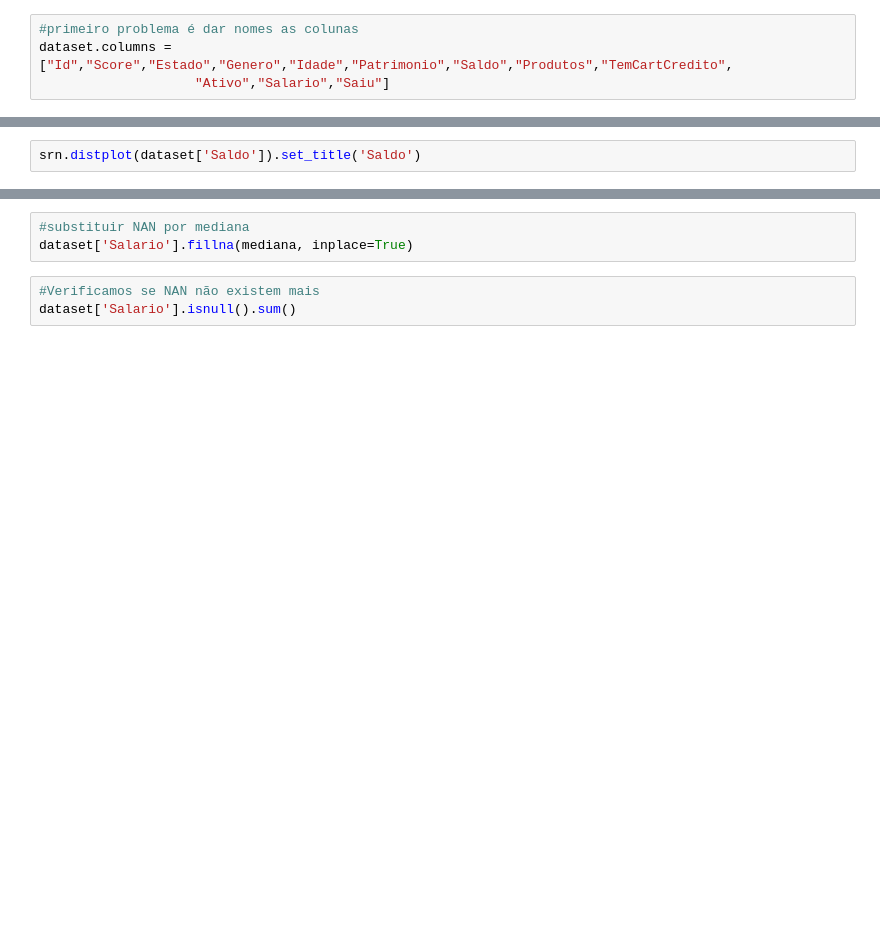
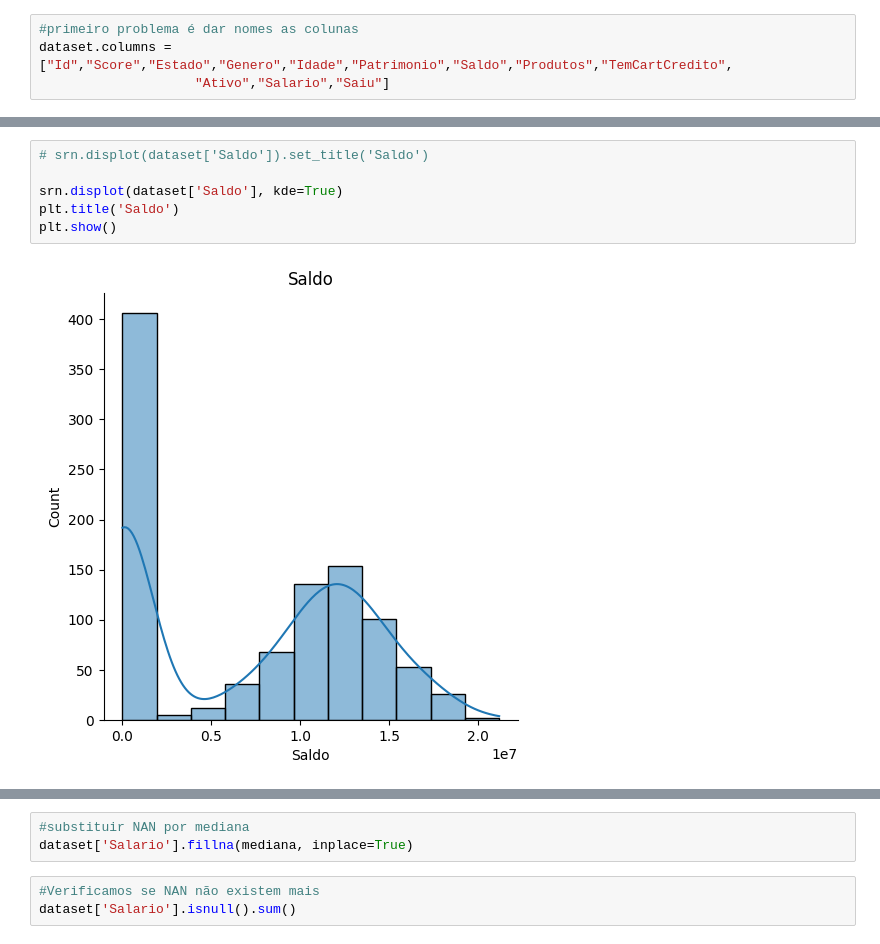
Before and after one commit to rodri-oliveira/formacao-cientista-dados, a Jupyter notebook: 10.Prática em Python/scripts/1.limpezatratamento.ipynb, the cells around one changed output, grey strips where cells are left out. Drawn from its saved outputs; the diff is of its cells as text; blank space fills up the shorter version.

```diff
--- a/10.Prática em Python/scripts/1.limpezatratamento.ipynb
+++ b/10.Prática em Python/scripts/1.limpezatratamento.ipynb
@@ -58,5 +147,11 @@ srn.boxplot(dataset['Saldo']).set_title('Saldo')
-# %%
-srn.distplot(dataset['Saldo']).set_title('Saldo')
+# %%
+# srn.displot(dataset['Saldo']).set_title('Saldo')
+
+srn.displot(dataset['Saldo'], kde=True)
+plt.title('Saldo')
+plt.show()
+# %% [output]
+[figure, added]
 # %%
 #salário
 dataset['Salario'].describe()
```
Also changed, not shown: parts of 43 cells of this notebook, 2 other files.
